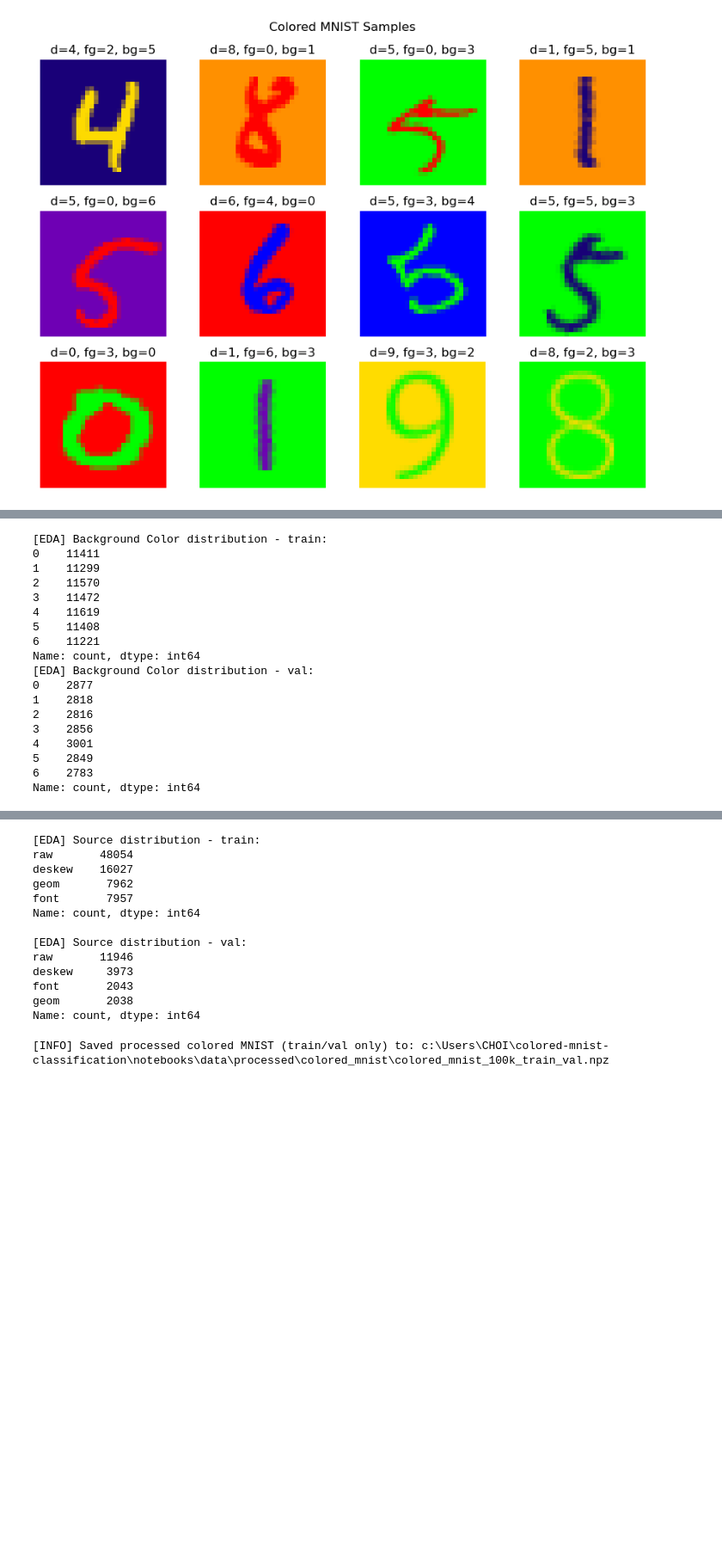
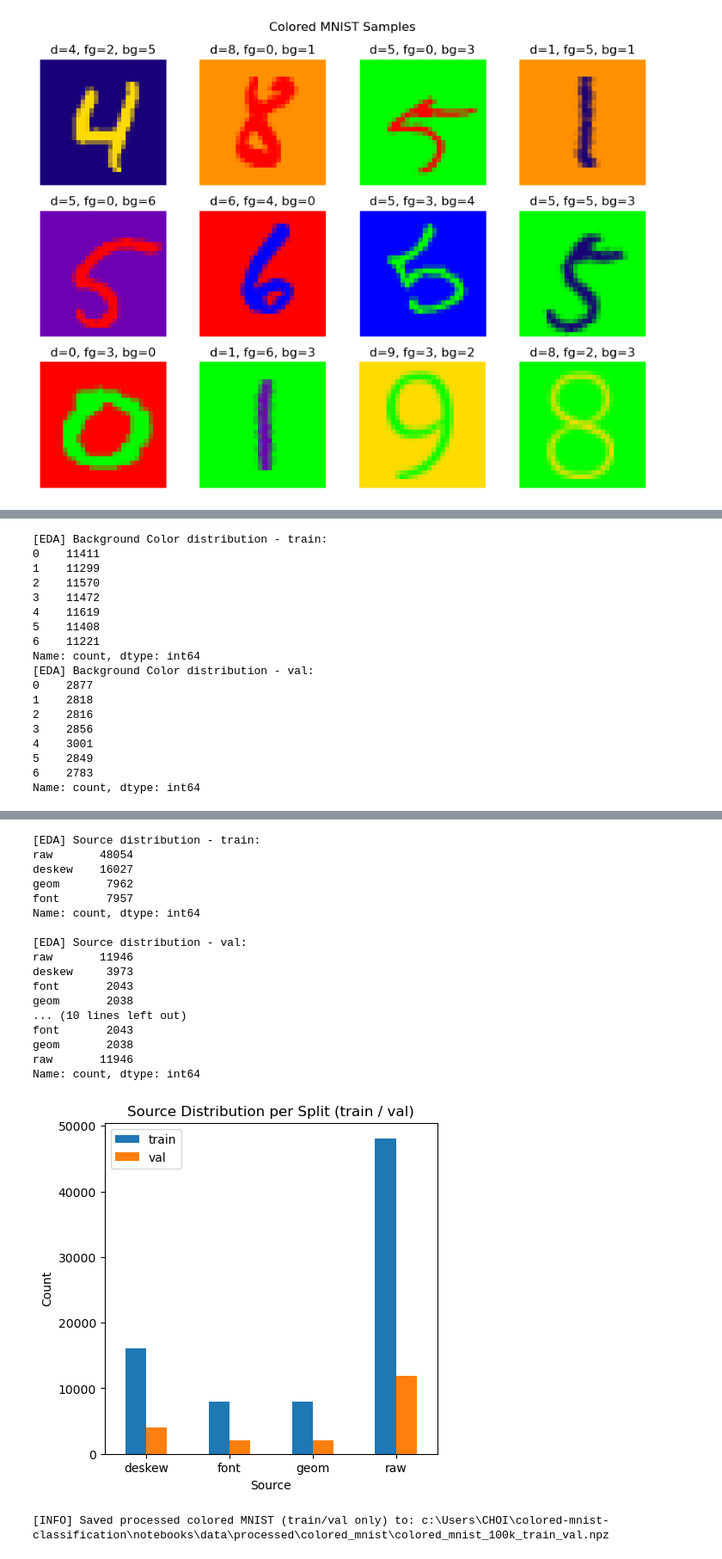
Before and after one commit to ML-SSU-2025/colored-mnist-classification, a Jupyter notebook: notebooks/01_preprocessing_colored_mnist.ipynb, the cells around one changed output, grey strips where cells are left out. Shown at 86% size. Cells and saved outputs as stored; diff of their text form; code cells hidden in the pictures; blank space fills up the shorter version.

```diff
--- a/notebooks/01_preprocessing_colored_mnist.ipynb
+++ b/notebooks/01_preprocessing_colored_mnist.ipynb
@@ -926,6 +926,35 @@ print(pd.Series(source_train).value_counts())
 
 print("\n[EDA] Source distribution - val:")
 print(pd.Series(source_val).value_counts())
+
+def plot_source_distribution_2way(source_train, source_val):
+    """
+    Plot source distribution for train / validation split.
+    """
+    train_counts = pd.Series(source_train).value_counts().sort_index()
+    val_counts   = pd.Series(source_val).value_counts().sort_index()
+
+    print("\n[EDA] Source distribution - train:")
+    print(train_counts)
+    print("[EDA] Source distribution - val:")
+    print(val_counts)
+
+    idx = sorted(set(train_counts.index) | set(val_counts.index))
+    df = pd.DataFrame({
+        "train": train_counts.reindex(idx),
+        "val":   val_counts.reindex(idx),
+    })
+
+    df.plot(kind="bar")
+    plt.title("Source Distribution per Split (train / val)")
+    plt.xlabel("Source")
+    plt.ylabel("Count")
+    plt.xticks(rotation=0)
+    plt.show()
+
+
+# 실행
+plot_source_distribution_2way(source_train, source_val)
 # %% [output]
 [INFO] Final split shapes (train / val only):
 X_train       : (80000, 2352)
@@ -969,33 +998,38 @@ Name: count, dtype: int64
 1    11299
 2    11570
 3    11472
 4    11619
 5    11408
 6    11221
 Name: count, dtype: int64
 [EDA] Background Color distribution - val:
 0    2877
 1    2818
 2    2816
 3    2856
 4    3001
 5    2849
 6    2783
 Name: count, dtype: int64
 [figure]
 [EDA] Source distribution - train:
 raw       48054
 deskew    16027
 geom       7962
 font       7957
 Name: count, dtype: int64
 
 [EDA] Source distribution - val:
 raw       11946
 deskew     3973
 font       2043
 geom       2038
+... (10 lines left out)
+font       2043
+geom       2038
+raw       11946
 Name: count, dtype: int64
+[figure, added]
 # %%
 # ======================================
 # Cell 10. Save final NPZ (train/val only)
```
Also changed, not shown: parts of 3 cells of this notebook.
